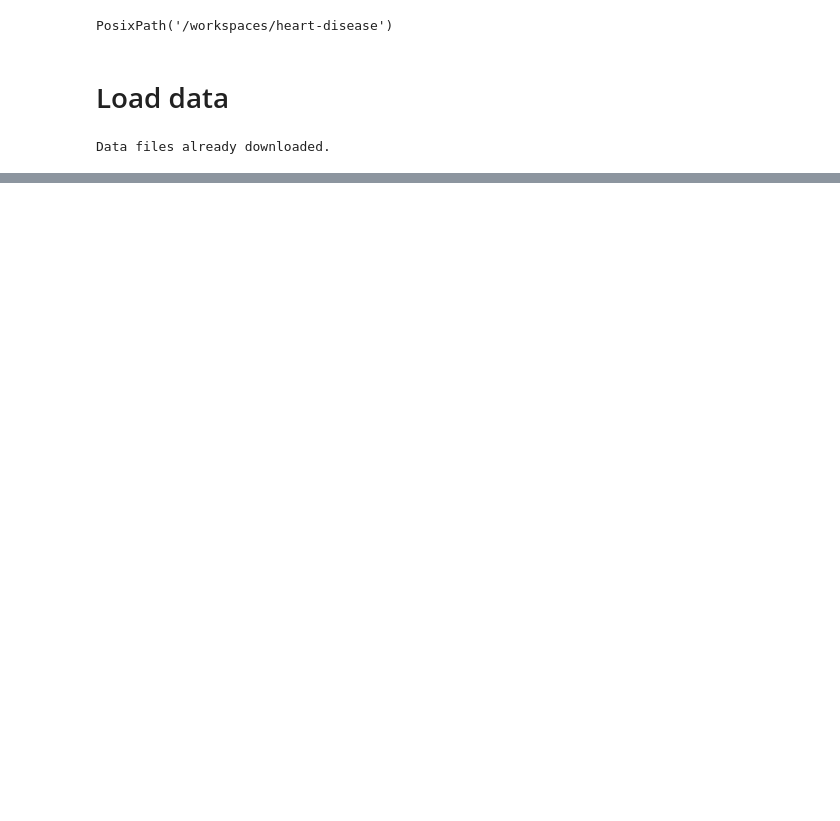
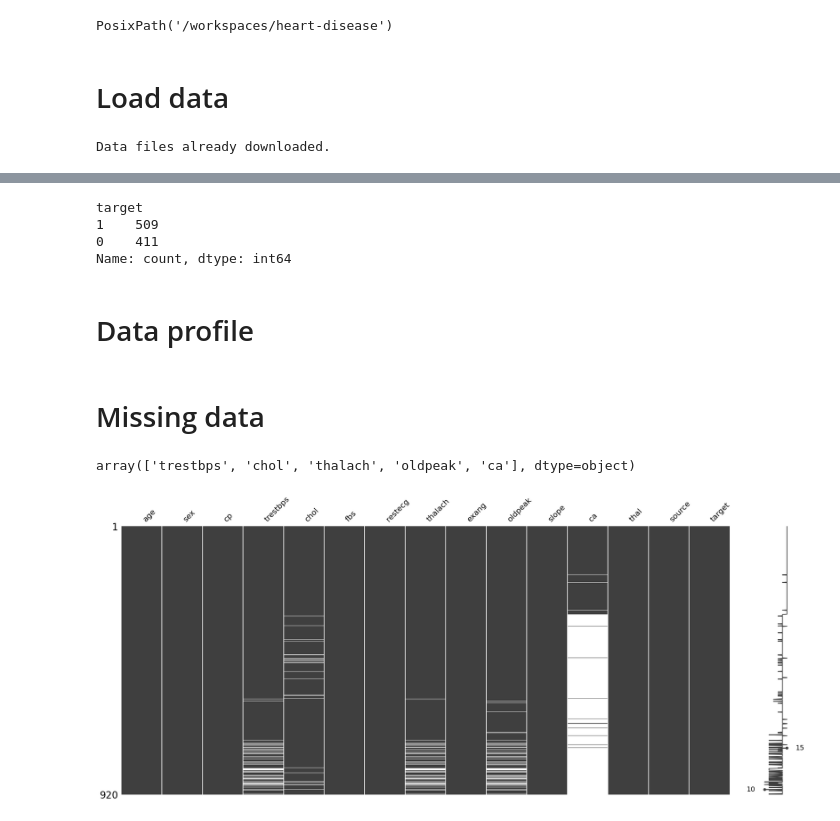
Before and after one commit to proinsias/ds-playground, a Jupyter notebook: notebooks/1.0-initial-data-exploration.ipynb, the cells around one changed output, grey strips where cells are left out. Cells and saved outputs as stored; diff of their text form; code cells hidden in the pictures; blank space fills up the shorter version.

Commit message:
Add missing number exploration

```diff
--- a/notebooks/1.0-initial-data-exploration.ipynb
+++ b/notebooks/1.0-initial-data-exploration.ipynb
@@ -192,0 +79,21 @@ combined_df.describe(include='all').T
+# %%
+combined_df["target"].value_counts()
+# %% [output]
+target
+1    509
+0    411
+Name: count, dtype: int64
+# %% [markdown]
+# Data profile
+# %% [markdown]
+# Missing data
+# %%
+# List of columns with nulls.
+combined_df.columns[pd.isnull(combined_df).sum() > 0].values
+# %% [output]
+array(['trestbps', 'chol', 'thalach', 'oldpeak', 'ca'], dtype=object)
+# %%
+# Patterns in data completion.
+msno.matrix(combined_df);
+# %% [output]
+[figure, added]
```
Also changed, not shown: parts of 24 cells of this notebook, 3 other files.
